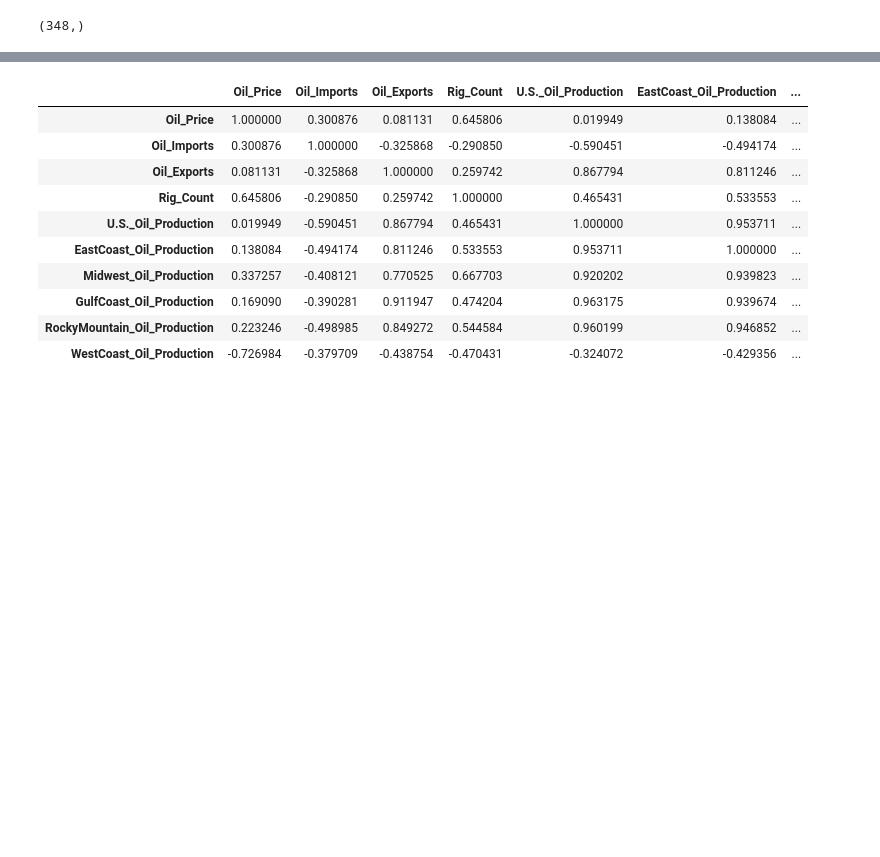
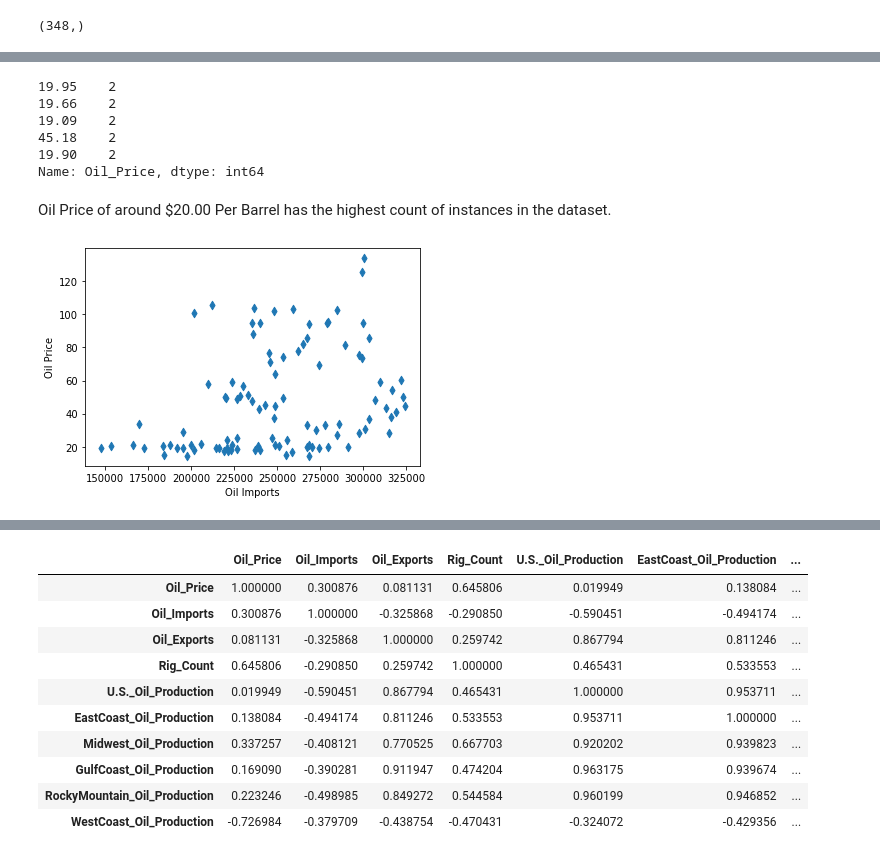
Before and after one commit to mbradley29/Capstone-Project, a Jupyter notebook: Capstone Report - C2T4 - Predicting U.S Crude Oil Prices.ipynb, the cells around one changed output, grey strips where cells are left out. Cells and saved outputs as stored; diff of their text form; code cells hidden in the pictures; blank space fills up the shorter version.

```diff
--- a/Capstone Report - C2T4 - Predicting U.S Crude Oil Prices.ipynb
+++ b/Capstone Report - C2T4 - Predicting U.S Crude Oil Prices.ipynb
@@ -142,0 +187,23 @@ data['Oil_Price'].value_counts().shape
+# %%
+data['Oil_Price'].value_counts().head(5)
+# %% [output]
+19.95    2
+19.66    2
+19.09    2
+45.18    2
+19.90    2
+Name: Oil_Price, dtype: int64
+# %% [markdown]
+Oil Price of around $20.00 Per Barrel has the highest count of instances in the dataset.
+# %%
+# Scatter Plot of Oil Price vs Oil Imports
+data_sample = data.sample(100)
+
+x = data_sample['Oil_Imports']
+y = data_sample['Oil_Price']
+
+plt.scatter(x, y, marker='d')
+plt.xlabel('Oil Imports')
+plt.ylabel('Oil Price');
+# %% [output]
+[figure, added]
```
Also changed, not shown: parts of 147 cells of this notebook.
